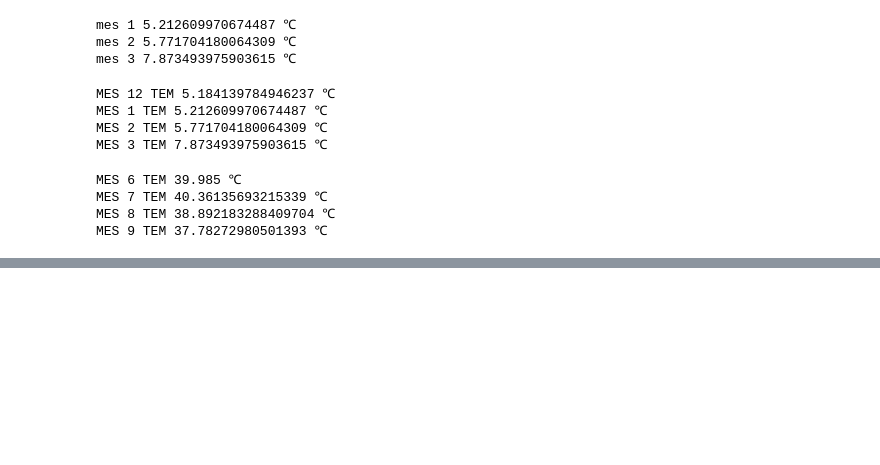
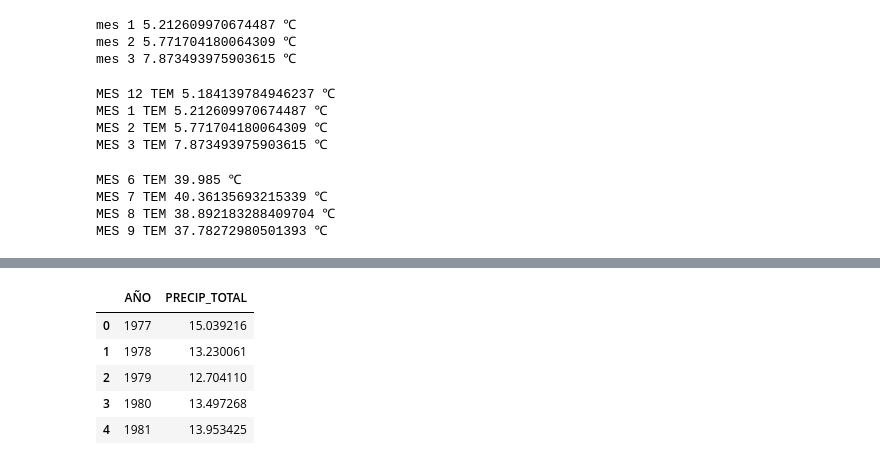
Before and after one commit to AdrianEVC/F-sica-computacional, a Jupyter notebook: Actividad4/Untitled.ipynb, the cells around one changed output, grey strips where cells are left out. Drawn from its saved outputs; the diff is of its cells as text; code cells hidden in the pictures; blank space fills up the shorter version.

```diff
--- a/Actividad4/Untitled.ipynb
+++ b/Actividad4/Untitled.ipynb
@@ -280,0 +288,16 @@ SyntaxError: invalid syntax (<ipython-input-40-001e9c1d881f>, line 1)
+# %%
+#Calculando el promedio de temperatura mínima por año
+init = df.YEAR.min()
+AÑO2 = [init + i for i in range(0,28)]
+AÑOS = [ df[df.YEAR==(init + i)].TMIN.mean() for i in range(0,28)]
+
+d2 = {'AÑO': AÑO2, 'PRECIP_TOTAL': AÑOS}
+df4 = pd.DataFrame(data=d2)
+df4.head()
+# %% [output]
+|  | AÑO | PRECIP_TOTAL |
+| 0 | 1977 | 15.039216 |
+| 1 | 1978 | 13.230061 |
+| 2 | 1979 | 12.704110 |
+| 3 | 1980 | 13.497268 |
+| 4 | 1981 | 13.953425 |
```
Also changed, not shown: parts of 8 cells of this notebook, 1 other file.
